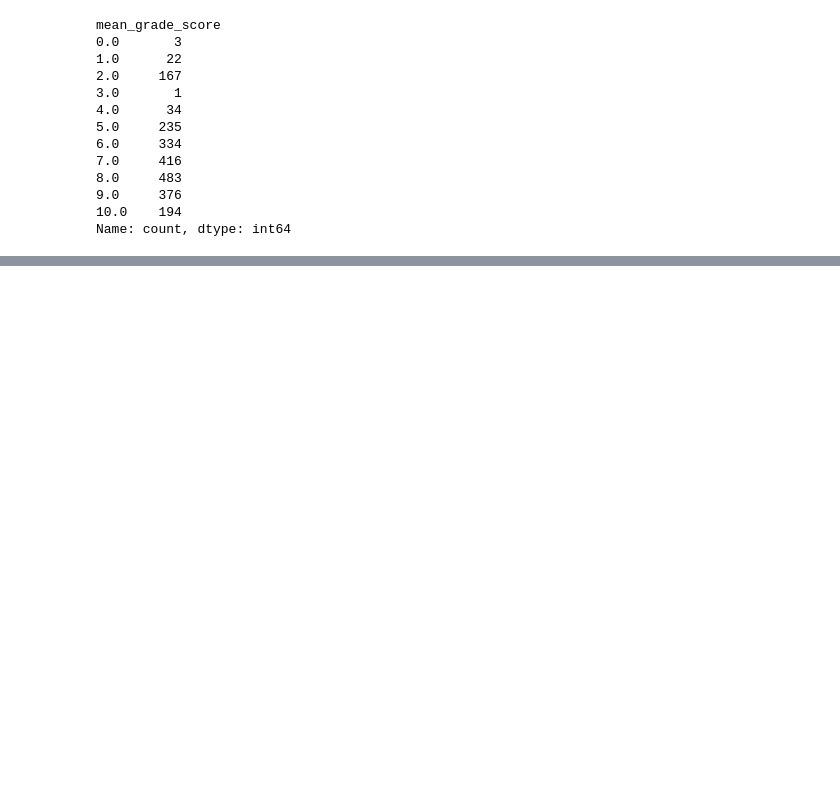
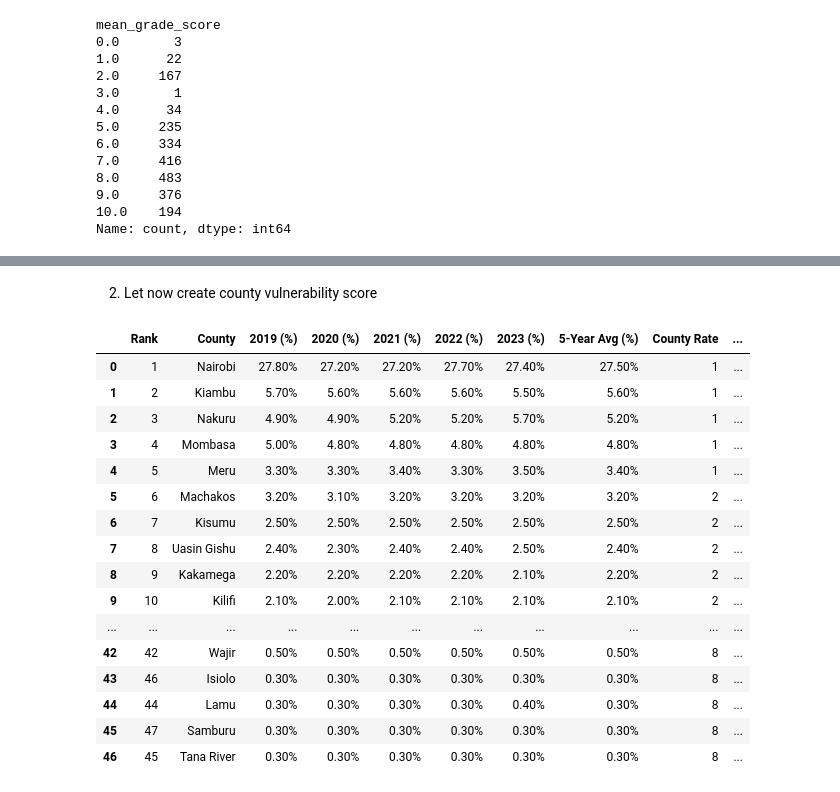
Before and after one commit to JulienNgalo/Scholarship_capstone_project, a Jupyter notebook: notebooks/fao_project.ipynb, the cells around one changed output, grey strips where cells are left out. Drawn from its saved outputs; the diff is of its cells as text; code cells hidden in the pictures; blank space fills up the shorter version.

```diff
--- a/notebooks/fao_project.ipynb
+++ b/notebooks/fao_project.ipynb
@@ -726,0 +749,23 @@ Name: count, dtype: int64
+# %% [markdown]
+2. Let now create county vulnerability score
+# %%
+county_vulnerability = pd.read_csv('../data/County_GVA_Contribution_Ranked_2019_2023.csv')
+county_vulnerability
+# %% [output]
+|  | Rank | County | 2019 (%) | 2020 (%) | 2021 (%) | 2022 (%) | 2023 (%) | 5-Year Avg (%) | County Rate | ... |
+| 0 | 1 | Nairobi | 27.80% | 27.20% | 27.20% | 27.70% | 27.40% | 27.50% | 1 | ... |
+| 1 | 2 | Kiambu | 5.70% | 5.60% | 5.60% | 5.60% | 5.50% | 5.60% | 1 | ... |
+| 2 | 3 | Nakuru | 4.90% | 4.90% | 5.20% | 5.20% | 5.70% | 5.20% | 1 | ... |
+| 3 | 4 | Mombasa | 5.00% | 4.80% | 4.80% | 4.80% | 4.80% | 4.80% | 1 | ... |
+| 4 | 5 | Meru | 3.30% | 3.30% | 3.40% | 3.30% | 3.50% | 3.40% | 1 | ... |
+| 5 | 6 | Machakos | 3.20% | 3.10% | 3.20% | 3.20% | 3.20% | 3.20% | 2 | ... |
+| 6 | 7 | Kisumu | 2.50% | 2.50% | 2.50% | 2.50% | 2.50% | 2.50% | 2 | ... |
+| 7 | 8 | Uasin Gishu | 2.40% | 2.30% | 2.40% | 2.40% | 2.50% | 2.40% | 2 | ... |
+| 8 | 9 | Kakamega | 2.20% | 2.20% | 2.20% | 2.20% | 2.10% | 2.20% | 2 | ... |
+| 9 | 10 | Kilifi | 2.10% | 2.00% | 2.10% | 2.10% | 2.10% | 2.10% | 2 | ... |
+| ... | ... | ... | ... | ... | ... | ... | ... | ... | ... | ... |
+| 42 | 42 | Wajir | 0.50% | 0.50% | 0.50% | 0.50% | 0.50% | 0.50% | 8 | ... |
+| 43 | 46 | Isiolo | 0.30% | 0.30% | 0.30% | 0.30% | 0.30% | 0.30% | 8 | ... |
+| 44 | 44 | Lamu | 0.30% | 0.30% | 0.30% | 0.30% | 0.40% | 0.30% | 8 | ... |
+| 45 | 47 | Samburu | 0.30% | 0.30% | 0.30% | 0.30% | 0.30% | 0.30% | 8 | ... |
+| 46 | 45 | Tana River | 0.30% | 0.30% | 0.30% | 0.30% | 0.30% | 0.30% | 8 | ... |
```
Also changed, not shown: parts of 11 cells of this notebook.
